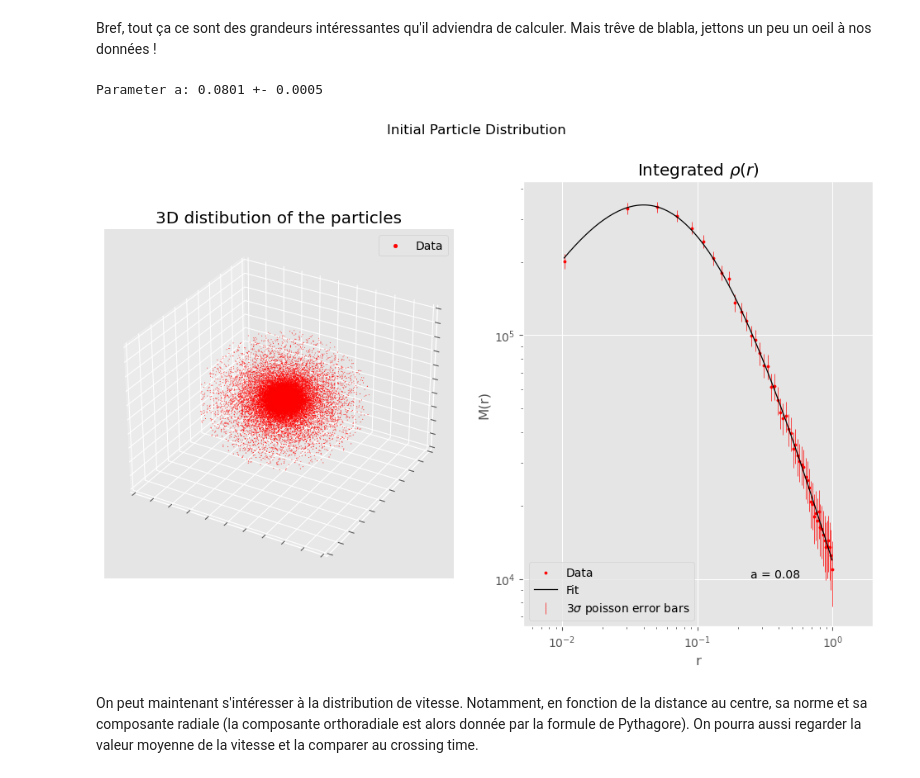
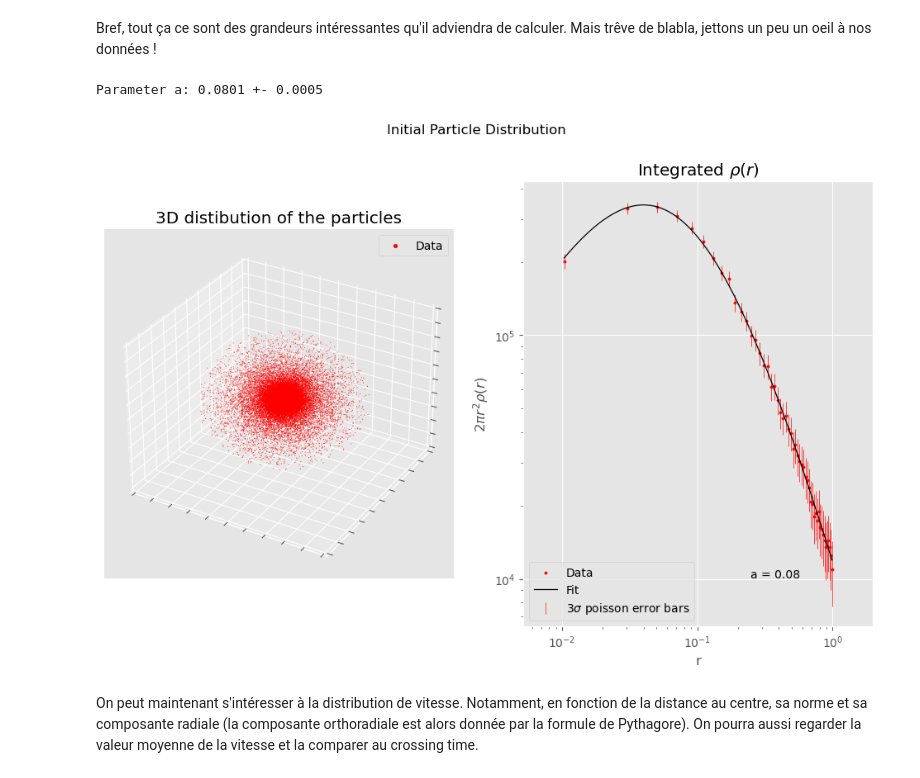
Before and after one commit to ProfesseurShadoko/compastro, a Jupyter notebook: scripts/main.ipynb, the cells around one changed output. Drawn from its saved outputs; the diff is of its cells as text; code cells hidden in the pictures.

```diff
--- a/scripts/main.ipynb
+++ b/scripts/main.ipynb
@@ -151,6 +151,7 @@ plt.gca().set_zticks(plt.gca().get_zticks(), [])
 plt.subplot(grid[1])
 
 # we need this data if we want to do a fit
+
 hist, bin_edges = np.histogram(df_to_plot["r"], bins=NBINS, weights=df_to_plot["m"])
 bin_centers = (bin_edges[1:] + bin_edges[:-1]) / 2
 errors = np.sqrt(hist / (M/len(df_to_plot))) * M/len(df_to_plot) * 3 # sigma = sqrt(N)
@@ -173,35 +174,35 @@ plt.title(r"Integrated $\rho(r)$")
 
 plt.scatter(bin_centers, hist, color='red', s=5, label="Data")
 
 
 plt.errorbar(bin_centers, hist, yerr=errors, fmt='none', color='red', elinewidth=0.5, label = "$3\sigma$ poisson error bars") # we don't see a thing...
 
 plt.plot(x, rho(x, a), label="Fit", color='black', linewidth=0.9)
 #errors = np.sqrt(rho(x, a))*5
 #plt.fill_between(x, rho(x, a)-errors, rho(x, a)+errors, alpha=0.3, color='black')
 plt.text(0.65, 0.11, f"a = {a:.2f}", transform=plt.gca().transAxes)
 
 plt.xlabel("r")
-plt.ylabel("M(r)")
+plt.ylabel(r"$2 \pi r^2 \rho(r)$")
 plt.xlim(np.min(x)/2, np.max(x)*2)
 
 plt.xscale("log")
 plt.yscale("log")
 
 plt.legend()
 plt.show()
 
 
 
 # let's use fitted a
 def cumulative_mass(r):
     return M * r**2 / (r+a)**2
 
 def v_circular(r):
     return np.sqrt(cumulative_mass(r) / r) # \sqrt{GM/r}
 # %% [output]
 Parameter a: 0.0801 +- 0.0005
-[figure, old version]
+[figure, new version]
 # %% [markdown]
 On peut maintenant s'intéresser à la distribution de vitesse. Notamment, en fonction de la distance au centre, sa norme et sa composante radiale (la composante orthoradiale est alors donnée par la formule de Pythagore). On pourra aussi regarder la valeur moyenne de la vitesse et la comparer au crossing time.
 # %%
```
Also changed, not shown: parts of 2 cells of this notebook, 5 other files.
